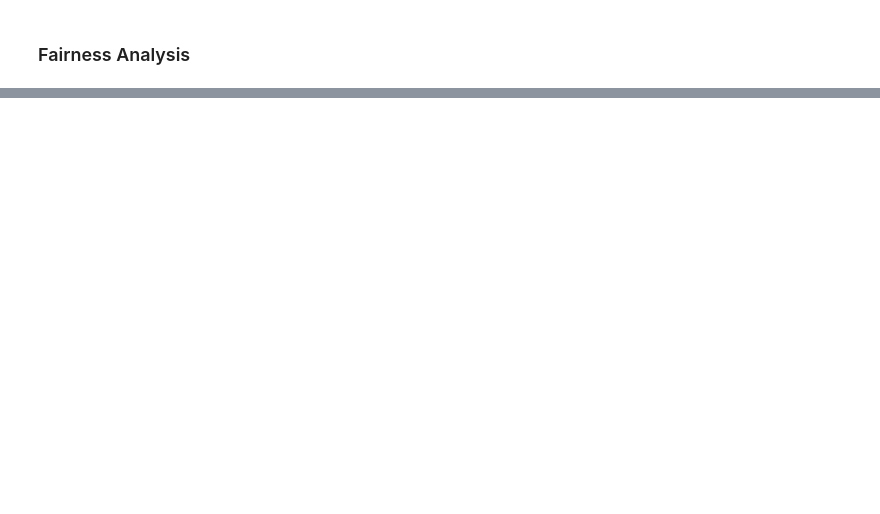
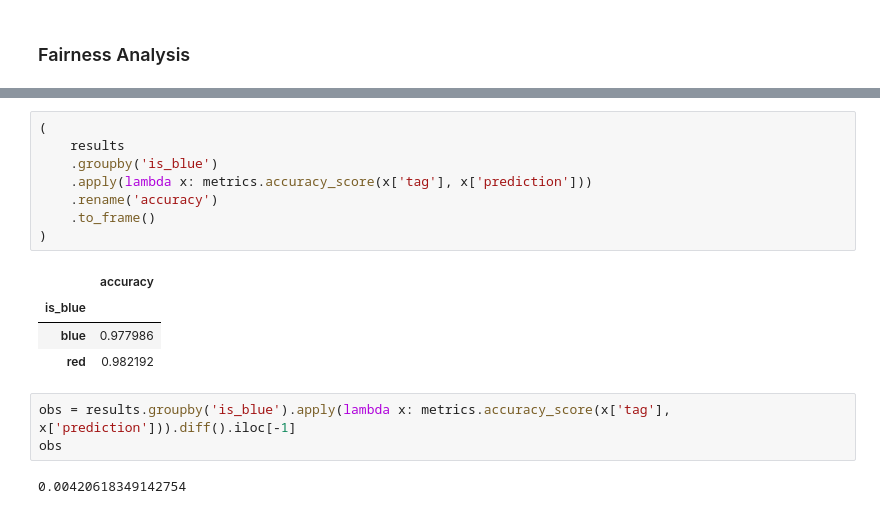
Before and after one commit to Manav1712/dsc80-project5, a Jupyter notebook: project_baseline.ipynb, the cells around one changed output, grey strips where cells are left out. Drawn from its saved outputs; the diff is of its cells as text; blank space fills up the shorter version.

```diff
--- a/project_baseline.ipynb
+++ b/project_baseline.ipynb
@@ -154,0 +239,18 @@ Recall: 0.9622266401590457
+# %%
+(
+    results
+    .groupby('is_blue')
+    .apply(lambda x: metrics.accuracy_score(x['tag'], x['prediction']))
+    .rename('accuracy')
+    .to_frame()
+)
+# %% [output]
+|  | accuracy |
+| is_blue |  |
+| blue | 0.977986 |
+| red | 0.982192 |
+# %%
+obs = results.groupby('is_blue').apply(lambda x: metrics.accuracy_score(x['tag'], x['prediction'])).diff().iloc[-1]
+obs
+# %% [output]
+0.00420618349142754
```
Also changed, not shown: parts of 11 cells of this notebook.
